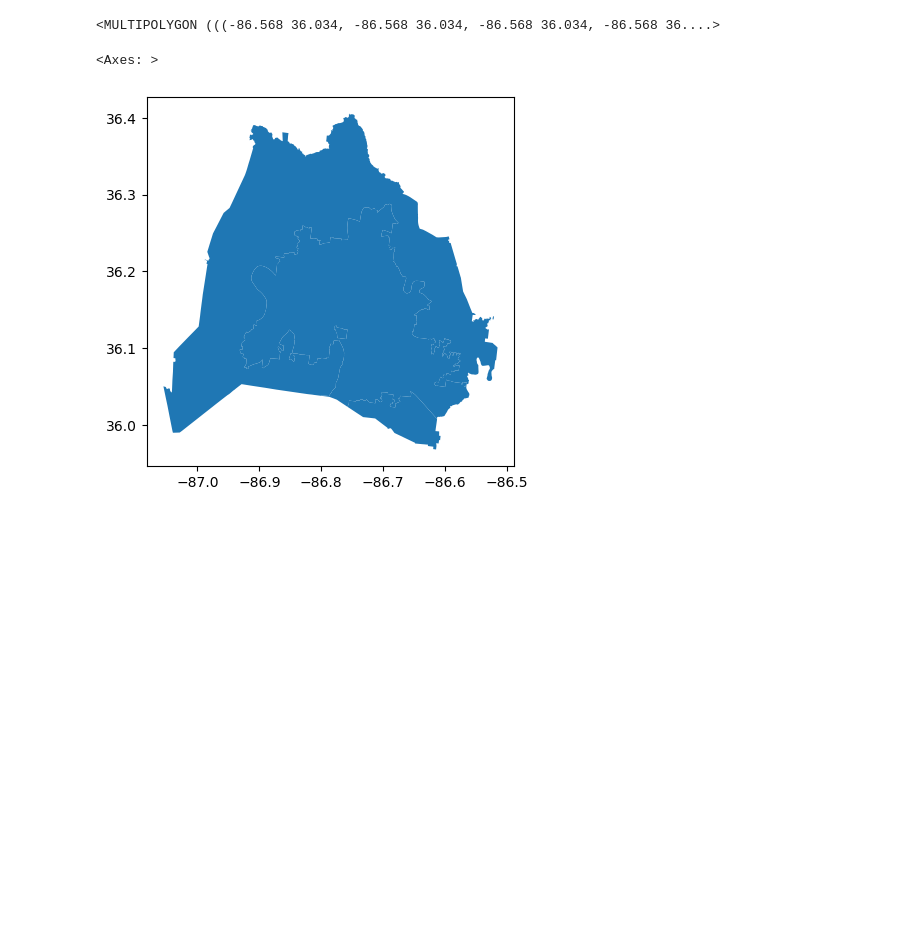
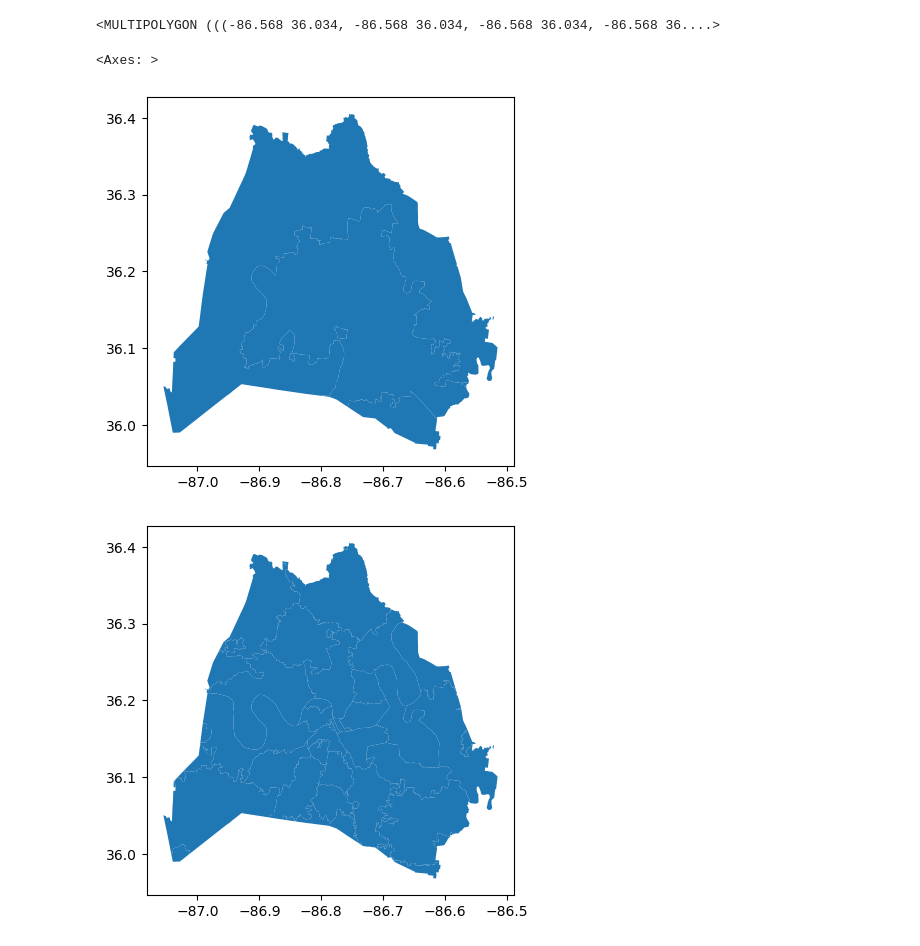
Before and after one commit to NSS-Data-Analytics-Cohort-10/geospatial-python-workshop-seanmalley1, a Jupyter notebook: notebooks/geo.ipynb, the cells around one changed output. Saved outputs shown, nothing was run; the diff lists cells and outputs as text; code cells hidden in the pictures; blank space fills up the shorter version.

```diff
--- a/notebooks/geo.ipynb
+++ b/notebooks/geo.ipynb
@@ -32,7 +32,9 @@ districts.loc[1, 'geometry']
 <MULTIPOLYGON (((-86.568 36.034, -86.568 36.034, -86.568 36.034, -86.568 36....>
 # %%
 districts.plot()
+zipcodes.plot()
 # %% [output]
 <Axes: >
 [figure]
+[figure, added]
 # %%
```
Also changed, not shown: parts of 13 cells of this notebook.
